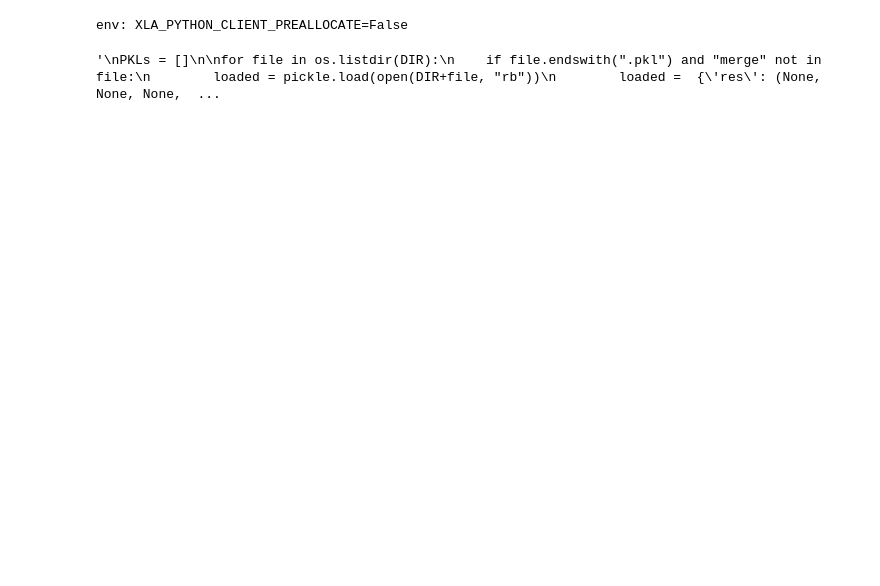
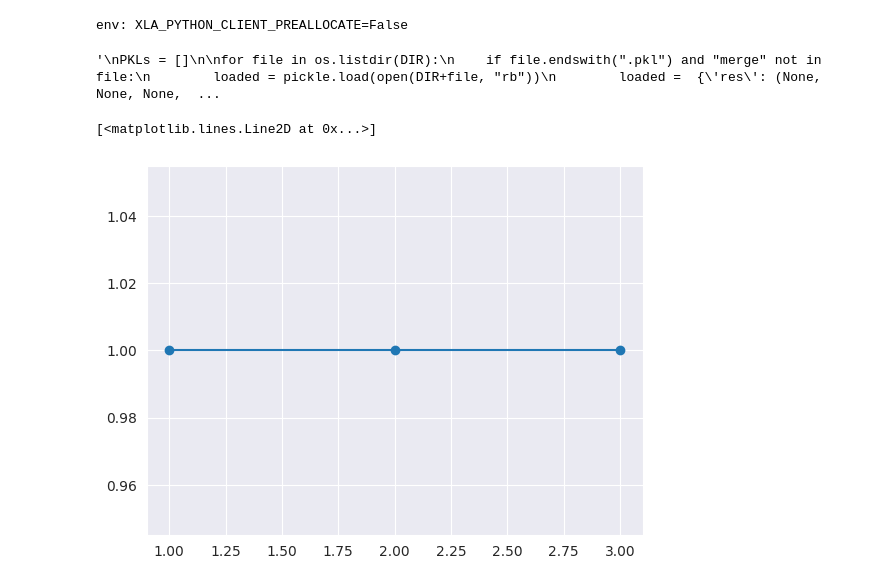
Before and after one commit to ylefay/adaptive_smc_tempering, a Jupyter notebook: adaptive_smc/experiments_bis/pCN_IMH_frontier/Untitled.ipynb, the cells around one changed output. Drawn from its saved outputs; the diff is of its cells as text; code cells hidden in the pictures; blank space fills up the shorter version.

```diff
--- a/adaptive_smc/experiments_bis/pCN_IMH_frontier/Untitled.ipynb
+++ b/adaptive_smc/experiments_bis/pCN_IMH_frontier/Untitled.ipynb
@@ -32,7 +32,7 @@ plt.rcParams['text.usetex'] = False"""
 env: XLA_PYTHON_CLIENT_PREALLOCATE=False
 '\nPKLs = []\n\nfor file in os.listdir(DIR):\n    if file.endswith(".pkl") and "merge" not in file:\n        loaded = pickle.load(open(DIR+file, "rb"))\n        loaded =  {\'res\': (None, None, None,  ...
 # %%
-my_dims = range(1, 11)
+my_dims = range(1, 4)
 idx_per_dim = {}
 for dim in my_dims:
     idx_per_dim[dim] = [idx for idx in range(n) if PKLs[idx]['config']['dim'] == dim]
@@ -41,6 +41,17 @@ parameters = {}
 critical_temperatures = []
 for i, dim in enumerate(my_dims):
     temperatures[dim] = np.array([PKLs[idx]['res'][6] for idx in idx_per_dim[dim]])
-    parameters[dim] = np.array([PKLs[idx]['res'][3] for idx in idx_per_dim[dim]])
-    critical_temperatures[dim] = temperatures[dim][np.argmax(parameters[dim]==0., axis=-1)]
-plt.plot(my_dims, critical_temperatures.values(), marker='o', label='Critical Temperature')
+    parameters[dim] = np.array([PKLs[idx]['res'][3].squeeze(axis=-1) for idx in idx_per_dim[dim]])
+# %%
+def last_zero(x):
+    return np.where(x==0.)[0][-1] if np.any(np.where(x==0.)[0]) else None
+# %%
+critical_temperatures = np.zeros(shape=(len(my_dims), 1))
+for idxdim, dim in enumerate(my_dims):
+    for r in range(len(parameters[dim][0])):
+        critical_temperatures[idxdim] = temperatures[dim][r,0][last_zero(parameters[dim][0,r])]
+# %%
+plt.plot(my_dims, critical_temperatures, marker='o', label='Critical Temperature')
+# %% [output]
+[<matplotlib.lines.Line2D at 0x...>]
+[figure, added]
```
Also changed, not shown: parts of 1 cell of this notebook, 2 other files.
